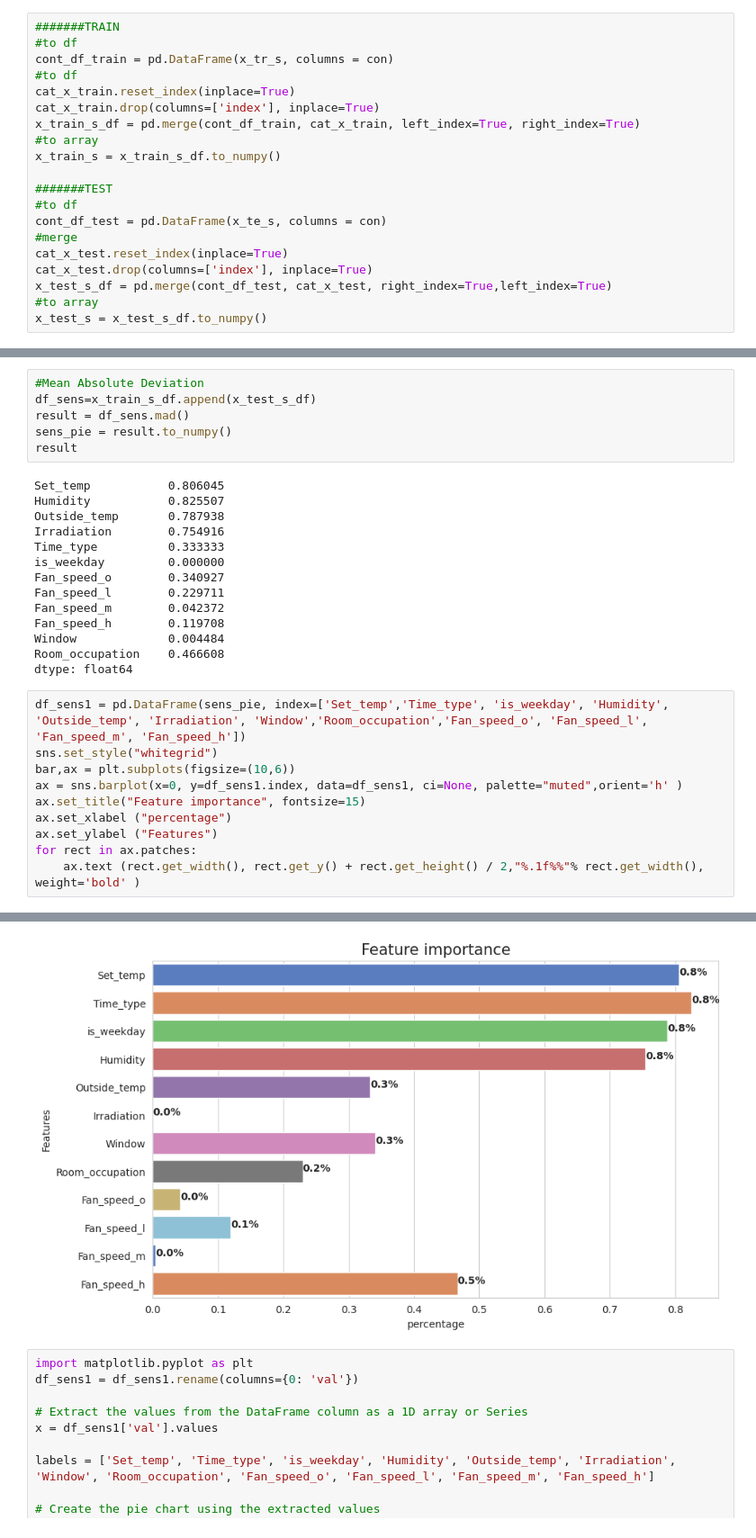
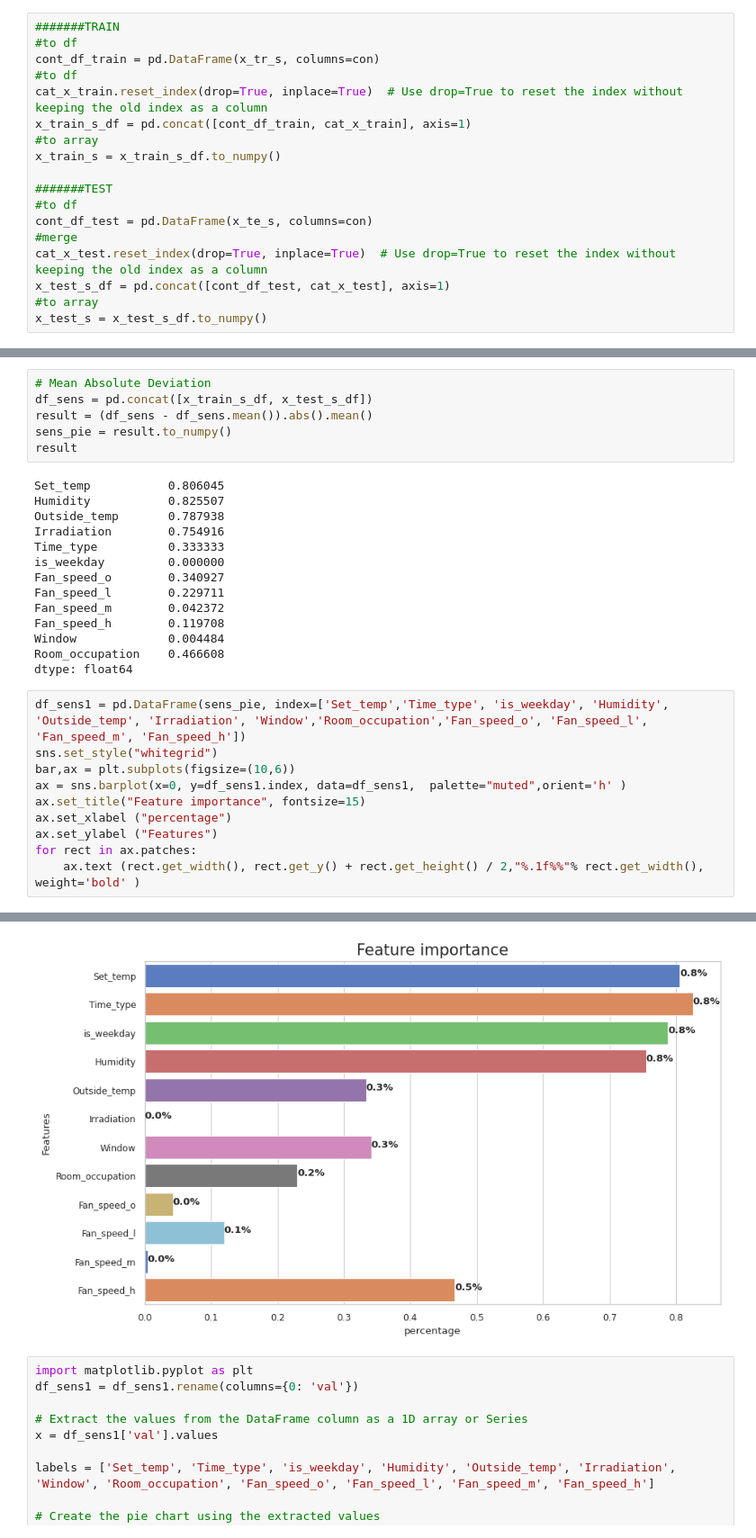
Before and after one commit to IvaMate/Feature-Sensitivity-analysis, a Jupyter notebook: Feature_sensitivity_analysis_Support_Vector_Regression.ipynb, the cells around one changed output, grey strips where cells are left out. Shown at 90% size. Cells and saved outputs as stored; diff of their text form.

```diff
--- a/Feature_sensitivity_analysis_Support_Vector_Regression.ipynb
+++ b/Feature_sensitivity_analysis_Support_Vector_Regression.ipynb
@@ -254,20 +252,18 @@ y_test_s = sc_y_te.fit_transform(y_test)
 # %%
 #######TRAIN
 #to df
-cont_df_train = pd.DataFrame(x_tr_s, columns = con)
+cont_df_train = pd.DataFrame(x_tr_s, columns=con)
 #to df
-cat_x_train.reset_index(inplace=True)
-cat_x_train.drop(columns=['index'], inplace=True)
-x_train_s_df = pd.merge(cont_df_train, cat_x_train, left_index=True, right_index=True)
+cat_x_train.reset_index(drop=True, inplace=True)  # Use drop=True to reset the index without keeping the old index as a column
+x_train_s_df = pd.concat([cont_df_train, cat_x_train], axis=1)
 #to array
 x_train_s = x_train_s_df.to_numpy()
 
 #######TEST
 #to df
-cont_df_test = pd.DataFrame(x_te_s, columns = con)
+cont_df_test = pd.DataFrame(x_te_s, columns=con)
 #merge
-cat_x_test.reset_index(inplace=True)
-cat_x_test.drop(columns=['index'], inplace=True)
-x_test_s_df = pd.merge(cont_df_test, cat_x_test, right_index=True,left_index=True)
+cat_x_test.reset_index(drop=True, inplace=True)  # Use drop=True to reset the index without keeping the old index as a column
+x_test_s_df = pd.concat([cont_df_test, cat_x_test], axis=1)
 #to array
 x_test_s = x_test_s_df.to_numpy()
@@ -424,9 +416,9 @@ G5: -0.07478040996739499
 # %% [markdown]
 ##Sensitivity analysis
 # %%
-#Mean Absolute Deviation
-df_sens=x_train_s_df.append(x_test_s_df)
-result = df_sens.mad()
+# Mean Absolute Deviation
+df_sens = pd.concat([x_train_s_df, x_test_s_df])
+result = (df_sens - df_sens.mean()).abs().mean()
 sens_pie = result.to_numpy()
 result
 # %% [output]
@@ -447,7 +439,7 @@ dtype: float64
 df_sens1 = pd.DataFrame(sens_pie, index=['Set_temp','Time_type', 'is_weekday', 'Humidity', 'Outside_temp', 'Irradiation', 'Window','Room_occupation','Fan_speed_o', 'Fan_speed_l', 'Fan_speed_m', 'Fan_speed_h'])
 sns.set_style("whitegrid")
 bar,ax = plt.subplots(figsize=(10,6))
-ax = sns.barplot(x=0, y=df_sens1.index, data=df_sens1, ci=None, palette="muted",orient='h' )
+ax = sns.barplot(x=0, y=df_sens1.index, data=df_sens1,  palette="muted",orient='h' )
 ax.set_title("Feature importance", fontsize=15)
 ax.set_xlabel ("percentage")
 ax.set_ylabel ("Features")
@@ -460,4 +449,4 @@ The `ci` parameter is deprecated. Use `errorbar=None` for the same effect.
-[figure, old version]
+[figure, new version]
 # %%
 import matplotlib.pyplot as plt
 df_sens1 = df_sens1.rename(columns={0: 'val'})
```
Also changed, not shown: parts of 5 cells of this notebook.
